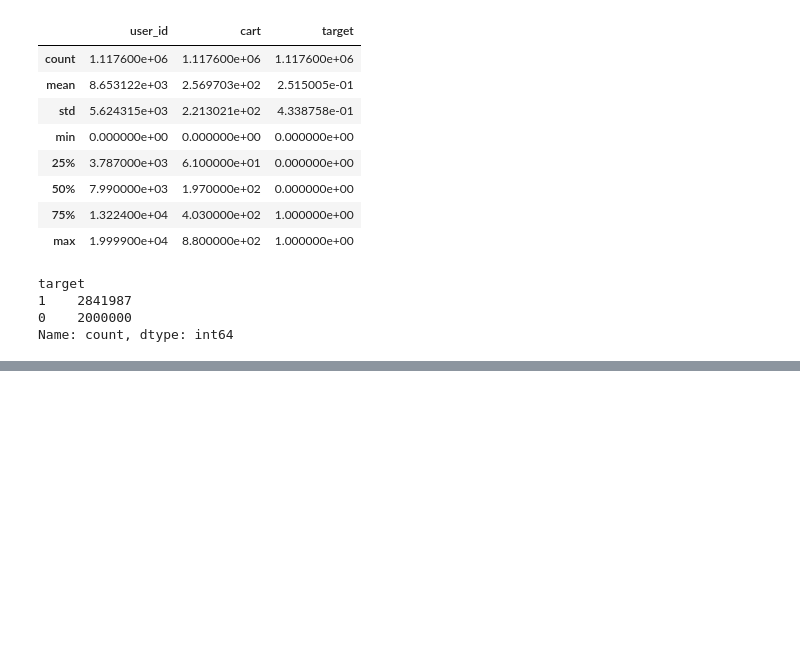
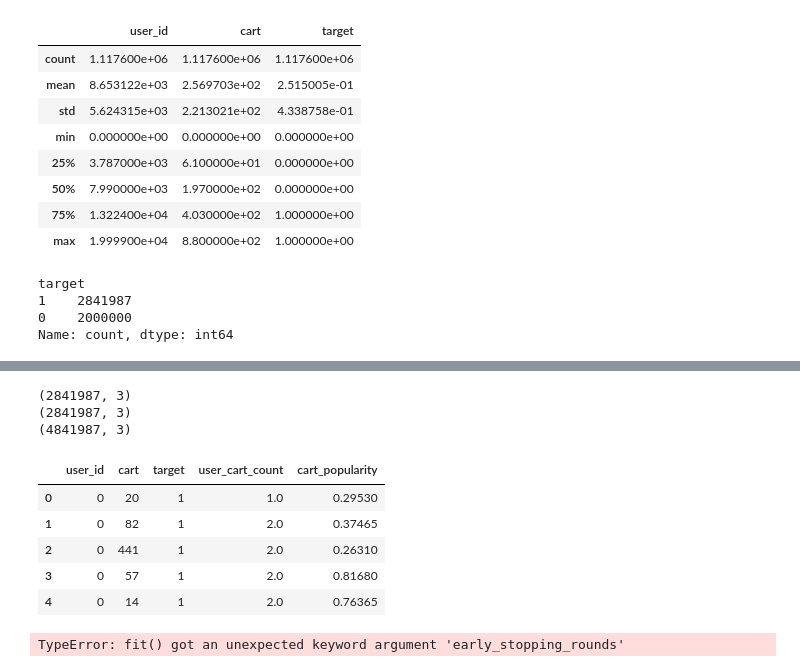
Before and after one commit to DamirGainatullin/user-category-prediction, a Jupyter notebook: sber_competition.ipynb, the cells around one changed output, grey strips where cells are left out. Saved outputs shown, nothing was run; the diff lists cells and outputs as text; code cells hidden in the pictures; blank space fills up the shorter version.

Commit message:
Add baseline-model

```diff
--- a/sber_competition.ipynb
+++ b/sber_competition.ipynb
@@ -106,5 +109,5 @@ val_pos['target'] = 1
 negative_val = all_carts_train.merge(val_pos, on=['user_id', 'cart'], how='left', indicator=True)
 negative_val = negative_val[negative_val['_merge'] == 'left_only'].drop(columns=['_merge', 'target'])
 negative_val['target'] = 0
-val_pos = pd.concat([val_pos, negative_val], ignore_index=True)
+val_full = pd.concat([val_pos, negative_val], ignore_index=True)
 # %%
@@ -146,0 +166,30 @@ Name: count, dtype: int64
+# %%
+print(train_pos.shape)
+print(train_with_dates.shape)
+print(train_full.shape)
+# %% [output]
+(2841987, 3)
+(2841987, 3)
+(4841987, 3)
+# %%
+user_cart_count = (train_with_dates.groupby(['user_id', 'cart']).size().reset_index(name='user_cart_count')) # how much user ordered each cart
+cart_popularity = (train_with_dates.groupby(['cart'])['user_id'].nunique()).reset_index(name='cart_popularity') # how much people ordered each cart
+total_users = train_with_dates['user_id'].nunique()
+cart_popularity['cart_popularity'] = cart_popularity['cart_popularity'] / total_users
+
+train_full = train_full.merge(user_cart_count, how='left', on=['user_id', 'cart'])
+train_full = train_full.merge(cart_popularity, how='left', on='cart')
+train_full['user_cart_count'] = train_full['user_cart_count'].fillna(0)
+
+val_full = val_full.merge(user_cart_count, how='left', on=['user_id', 'cart'])
+val_full = val_full.merge(cart_popularity, how='left', on='cart')
+val_full['user_cart_count'] = val_full['user_cart_count'].fillna(0)
+
+train_full.head()
+# %% [output]
+|  | user_id | cart | target | user_cart_count | cart_popularity |
+| 0 | 0 | 20 | 1 | 1.0 | 0.29530 |
+| 1 | 0 | 82 | 1 | 2.0 | 0.37465 |
+| 2 | 0 | 441 | 1 | 2.0 | 0.26310 |
+| 3 | 0 | 57 | 1 | 2.0 | 0.81680 |
+| 4 | 0 | 14 | 1 | 2.0 | 0.76365 |
@@ -146,0 +198,26 @@ Name: count, dtype: int64
+# %%
+features = ['user_id', 'cart', 'user_cart_count', 'cart_popularity']
+X_train = train_full[features]
+y_train = train_full['target']
+X_val = val_full[features]
+y_val = val_full['target']
+
+model = lgb.LGBMClassifier(
+    objective='binary',
+    random_state=42,
+    n_estimators=500,
+    learning_rate=0.5,
+    verbose=-1
+)
+
+model.fit(
+    X_train,
+    y_train,
+    categorical_feature=['user_id', 'cart'],
+    eval_set=[(X_val, y_val)],
+    eval_metric='f1',
+    early_stopping_rounds=50,
+    verbose=20
+)
+# %% [output]
+TypeError: fit() got an unexpected keyword argument 'early_stopping_rounds'
```
Also changed, not shown: parts of 6 cells of this notebook.
